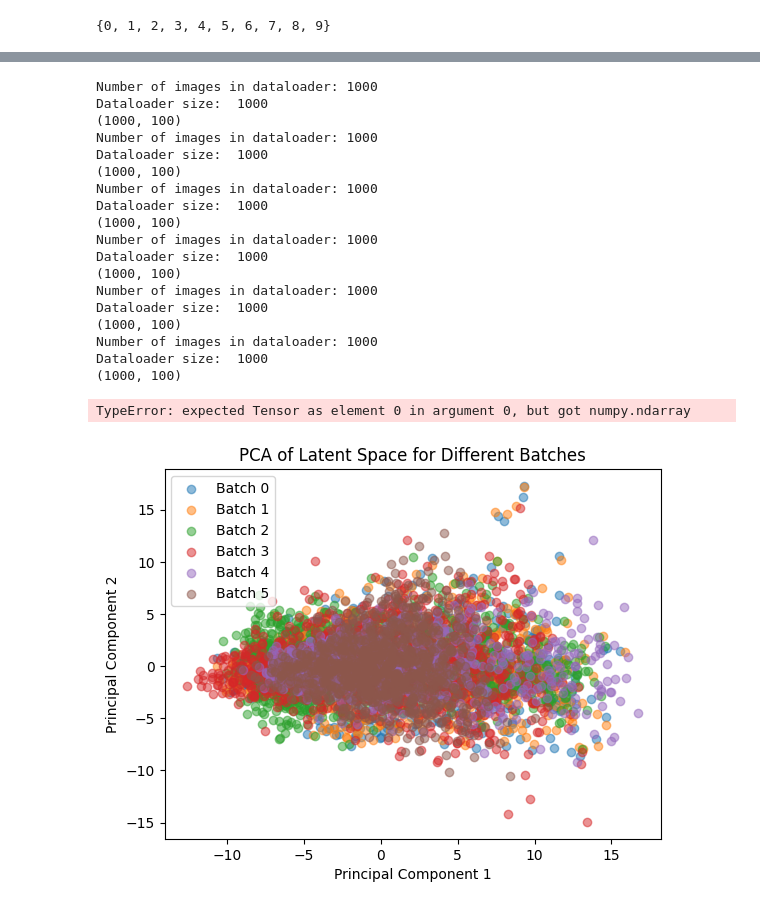
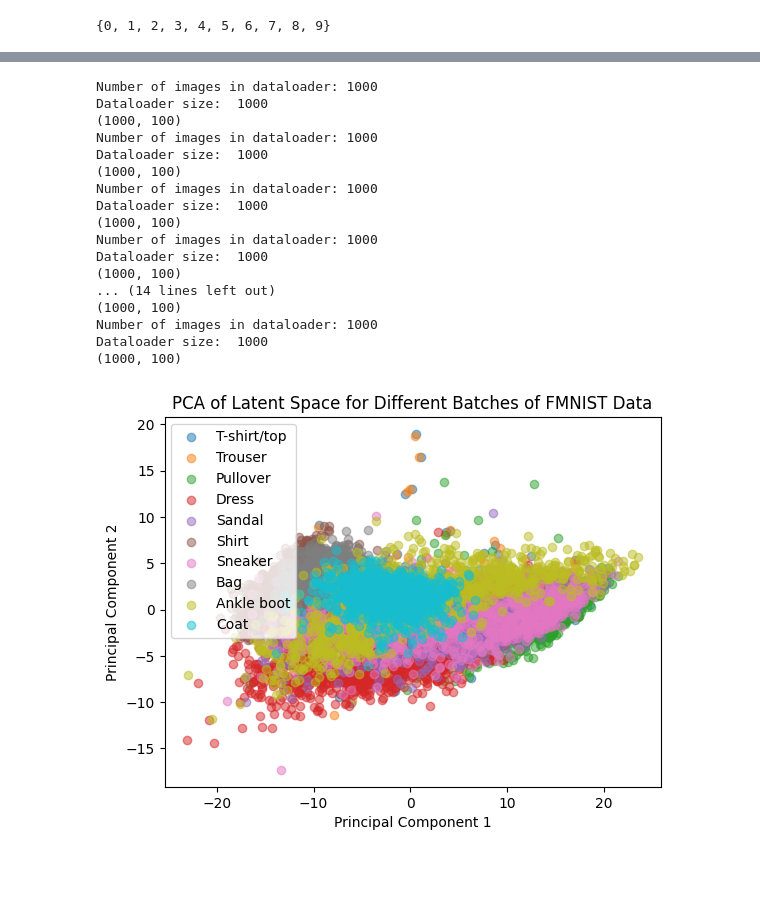
Before and after one commit to marco-bernardi/BigBiGAN-PyTorch, a Jupyter notebook: PAC_FMNIST.ipynb, the cells around one changed output, grey strips where cells are left out. Saved outputs shown, nothing was run; the diff lists cells and outputs as text; code cells hidden in the pictures; blank space fills up the shorter version.

```diff
--- a/PAC_FMNIST.ipynb
+++ b/PAC_FMNIST.ipynb
@@ -180,6 +172,18 @@ print(z_four.shape)
 dt_five = get_dataloader(test_dataset, batch_size=1, class_label=[5])
 z_five = encode_batch(pip, dt_five)
 print(z_five.shape)
+dt_six = get_dataloader(test_dataset, batch_size=1, class_label=[6])
+z_six = encode_batch(pip, dt_six)
+print(z_six.shape)
+dt_seven = get_dataloader(test_dataset, batch_size=1, class_label=[7])
+z_seven = encode_batch(pip, dt_seven)
+print(z_seven.shape)
+dt_eight = get_dataloader(test_dataset, batch_size=1, class_label=[8])
+z_eight = encode_batch(pip, dt_eight)
+print(z_eight.shape)
+dt_nine = get_dataloader(test_dataset, batch_size=1, class_label=[9])
+z_nine = encode_batch(pip, dt_nine)
+print(z_nine.shape)
 # %% [output]
 Number of images in dataloader: 1000
 Dataloader size:  1000
@@ -193,42 +197,56 @@ Dataloader size:  1000
 Number of images in dataloader: 1000
 Dataloader size:  1000
 (1000, 100)
-Number of images in dataloader: 1000
-Dataloader size:  1000
+... (14 lines left out)
 (1000, 100)
 Number of images in dataloader: 1000
 Dataloader size:  1000
 (1000, 100)
 # %%
-all_data_np = np.concatenate([z_zero, z_one, z_two, z_three, z_four, z_five], dim=0)
+
+all_data_np = np.concatenate([z_zero, z_one, z_two, z_three, z_four, z_five, z_six, z_seven, z_eight, z_nine], axis=0)
+
 # Convert NumPy array to PyTorch tensor
 all_data = torch.from_numpy(all_data_np)
 # Flatten the data if needed
 all_data_flattened = all_data.view(all_data.size(0), -1)
 
 
+# Apply PCA on the concatenated dataset
 pca = PCA(n_components=2)
-all_cords = pca.fit_transform(all_data_flattened.numpy())
+all_cords_np = pca.fit_transform(all_data_flattened.numpy())
 
+# Convert NumPy array back to PyTorch tensor
+all_cords = torch.from_numpy(all_cords_np)
+
+# Split the PCA coordinates back into class-specific arrays
 zero_cords = all_cords[:len(z_zero)]
-one_cords = all_cords[len(z_zero):len(z_zero)+len(z_one)]
-two_cords = all_cords[len(z_zero)+len(z_one):len(z_zero)+len(z_one)+len(z_two)]
-three_cords = all_cords[len(z_zero)+len(z_one)+len(z_two):len(z_zero)+len(z_one)+len(z_two)+len(z_three)]
-four_cords = all_cords[len(z_zero)+len(z_one)+len(z_two)+len(z_three):len(z_zero)+len(z_one)+len(z_two)+len(z_three)+len(z_four)]
-five_cords = all_cords[len(z_zero)+len(z_one)+len(z_two)+len(z_three)+len(z_four):]
+one_cords = all_cords[len(z_zero):len(z_zero) + len(z_one)]
+two_cords = all_cords[len(z_zero) + len(z_one):len(z_zero) + len(z_one) + len(z_two)]
+three_cords = all_cords[len(z_zero) + len(z_one) + len(z_two):len(z_zero) + len(z_one) + len(z_two) + len(z_three)]
+four_cords = all_cords[len(z_zero) + len(z_one) + len(z_two) + len(z_three):len(z_zero) + len(z_one) + len(z_two) + len(z_three) + len(z_four)]
+five_cords = all_cords[len(z_zero) + len(z_one) + len(z_two) + len(z_three) + len(z_four):len(z_zero) + len(z_one) + len(z_two) + len(z_three) + len(z_four) + len(z_five)]
+six_cords = all_cords[len(z_zero) + len(z_one) + len(z_two) + len(z_three) + len(z_four) + len(z_five):len(z_zero) + len(z_one) + len(z_two) + len(z_three) + len(z_four) + len(z_five) + len(z_six)]
+seven_cords = all_cords[len(z_zero) + len(z_one) + len(z_two) + len(z_three) + len(z_four) + len(z_five) + len(z_six):len(z_zero) + len(z_one) + len(z_two) + len(z_three) + len(z_four) + len(z_five) + len(z_six) + len(z_seven)]
+eight_cords = all_cords[len(z_zero) + len(z_one) + len(z_two) + len(z_three) + len(z_four) + len(z_five) + len(z_six) + len(z_seven):len(z_zero) + len(z_one) + len(z_two) + len(z_three) + len(z_four) + len(z_five) + len(z_six) + len(z_seven) + len(z_eight)]
+nine_cords = all_cords[len(z_zero) + len(z_one) + len(z_two) + len(z_three) + len(z_four) + len(z_five) + len(z_six) + len(z_seven) + len(z_eight):]
-# %% [output]
-TypeError: expected Tensor as element 0 in argument 0, but got numpy.ndarray
 # %%
-plt.scatter(zero_cords[:, 0], zero_cords[:, 1], label='Batch 0', alpha=0.5)
-plt.scatter(one_cords[:, 0], one_cords[:, 1], label='Batch 1', alpha=0.5)
-plt.scatter(two_cords[:, 0], two_cords[:, 1], label='Batch 2', alpha=0.5)
-plt.scatter(three_cords[:, 0], three_cords[:, 1], label='Batch 3', alpha=0.5)
-plt.scatter(four_cords[:, 0], four_cords[:, 1], label='Batch 4', alpha=0.5)
-plt.scatter(five_cords[:, 0], five_cords[:, 1], label='Batch 5', alpha=0.5)
-plt.title('PCA of Latent Space for Different Batches')
+
+plt.scatter(zero_cords[:, 0], zero_cords[:, 1], label='T-shirt/top', alpha=0.5)
+plt.scatter(one_cords[:, 0], one_cords[:, 1], label='Trouser', alpha=0.5)
+plt.scatter(two_cords[:, 0], two_cords[:, 1], label='Pullover', alpha=0.5)
+plt.scatter(three_cords[:, 0], three_cords[:, 1], label='Dress', alpha=0.5)
+plt.scatter(four_cords[:, 0], four_cords[:, 1], label='Sandal', alpha=0.5)
+plt.scatter(five_cords[:, 0], five_cords[:, 1], label='Shirt', alpha=0.5)
+plt.scatter(six_cords[:, 0], six_cords[:, 1], label='Sneaker', alpha=0.5)
+plt.scatter(seven_cords[:, 0], seven_cords[:, 1], label='Bag', alpha=0.5)
+plt.scatter(eight_cords[:, 0], eight_cords[:, 1], label='Ankle boot', alpha=0.5)
+plt.scatter(nine_cords[:, 0], nine_cords[:, 1], label='Coat', alpha=0.5)
+
+plt.title('PCA of Latent Space for Different Batches of FMNIST Data')
 plt.xlabel('Principal Component 1')
 plt.ylabel('Principal Component 2')
 plt.legend()
 plt.show()
 # %% [output]
-[figure, old version]
+[figure, new version]
```
Also changed, not shown: parts of 6 cells of this notebook, 1 other file.
